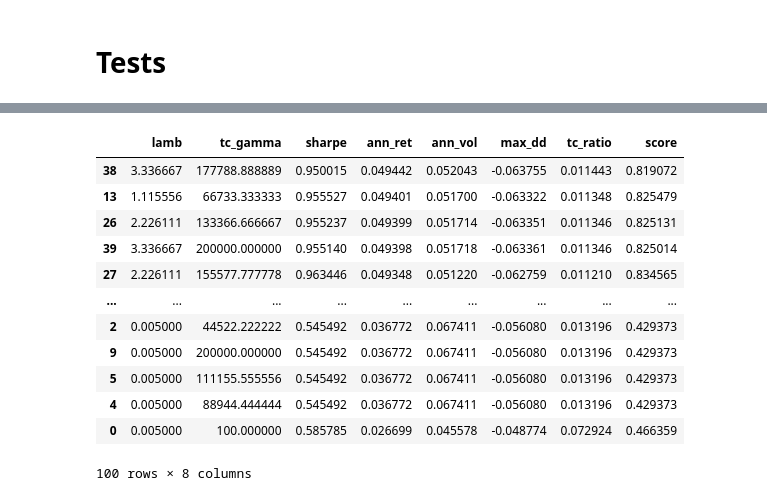
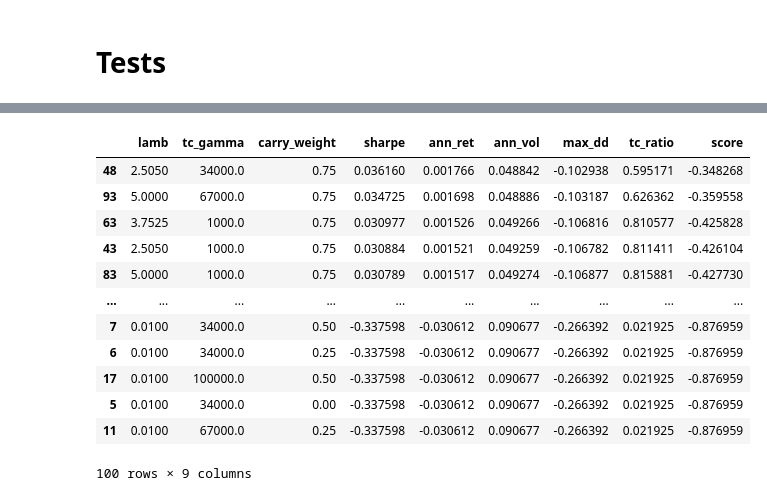
Before and after one commit to pradosth0/Markowitz_based_portfolio_allocation, a Jupyter notebook: pf_V2.ipynb, the cells around one changed output, grey strips where cells are left out. Saved outputs shown, nothing was run; the diff lists cells and outputs as text; code cells hidden in the pictures.

```diff
--- a/pf_V2.ipynb
+++ b/pf_V2.ipynb
@@ -1357,10 +1337,10 @@ class Portfolio:
 # %%
-date = "2021-01-01"
+date = "2024-01-01"
 
 
-pf = Portfolio(long, date, benchmark="ew", long_only=True,lamb=1, tc_gamma=0.1 )
+pf = Portfolio(long, date, benchmark="ew", long_only=True,lamb=0.01, tc_gamma=1000 )
 #print(pf.returns)
-w = pf.process()
+w = pf.process(carry_weight=0.5)
 #print(pf.mean_returns)
 print(w)
 # %% [output]
@@ -1581,7 +1560,7 @@ class TimeSeriesPortfolio:
     # =========================================================================
     # generate_portfolios
     # =========================================================================
-    def generate_portfolios(self):
+    def generate_portfolios(self, carry_weight=0.5):
         if self.rebalance_dates is None or self.all_dates is None:
             self.generate_rebalance_dates()
 
@@ -1648,7 +1627,7 @@ class TimeSeriesPortfolio:
                     delta             = self.delta,
                     tc_gamma          = self.tc_gamma,
                 )
-                w_df          = pf.process()
+                w_df          = pf.process(carry_weight=carry_weight)
                 new_positions = pf.positions
                 rolls_done    = pf.rolls_done
 
@@ -1874,22 +1853,16 @@ end_date   = "2025-06-10"
 
 tspf = TimeSeriesPortfolio(
     data=long,
-    start_date="2023-01-01",
+    start_date="2021-01-01",
     end_date="2025-06-10",
     rebalance_freq="ME",
     dv01_ref=dv01_ref,
     long_only=True,
-    lamb=2, # 0.2
-    tc_gamma=15000 #12000 intensité des coûts dans l’optimisation
+    lamb=0.01, # 0.2
+    tc_gamma=1500 #12000 intensité des coûts dans l’optimisation
     #initial_weights= df_weights["weight"]
 )
 
-"""
-long_only=False,
-    lamb=0.01, # 0.45
-    span=60, # 15
-    tc_gamma=1200
-    """
 
 tspf.generate_portfolios()
 
@@ -2000,16 +1988,16 @@ print(df[["lamb", "tc_gamma", "score", "sharpe", "ann_ret", "ann_vol", "max_dd",
 # %%
-df.sort_values("ann_ret", ascending=False)
+df.sort_values("sharpe", ascending=False)
 # %% [output]
-|  | lamb | tc_gamma | sharpe | ann_ret | ann_vol | max_dd | tc_ratio | score |
-| 38 | 3.336667 | 177788.888889 | 0.950015 | 0.049442 | 0.052043 | -0.063755 | 0.011443 | 0.819072 |
-| 13 | 1.115556 | 66733.333333 | 0.955527 | 0.049401 | 0.051700 | -0.063322 | 0.011348 | 0.825479 |
-| 26 | 2.226111 | 133366.666667 | 0.955237 | 0.049399 | 0.051714 | -0.063351 | 0.011346 | 0.825131 |
-| 39 | 3.336667 | 200000.000000 | 0.955140 | 0.049398 | 0.051718 | -0.063361 | 0.011346 | 0.825014 |
-| 27 | 2.226111 | 155577.777778 | 0.963446 | 0.049348 | 0.051220 | -0.062759 | 0.011210 | 0.834565 |
-| ... | ... | ... | ... | ... | ... | ... | ... | ... |
-| 2 | 0.005000 | 44522.222222 | 0.545492 | 0.036772 | 0.067411 | -0.056080 | 0.013196 | 0.429373 |
-| 9 | 0.005000 | 200000.000000 | 0.545492 | 0.036772 | 0.067411 | -0.056080 | 0.013196 | 0.429373 |
-| 5 | 0.005000 | 111155.555556 | 0.545492 | 0.036772 | 0.067411 | -0.056080 | 0.013196 | 0.429373 |
-| 4 | 0.005000 | 88944.444444 | 0.545492 | 0.036772 | 0.067411 | -0.056080 | 0.013196 | 0.429373 |
-| 0 | 0.005000 | 100.000000 | 0.585785 | 0.026699 | 0.045578 | -0.048774 | 0.072924 | 0.466359 |
+|  | lamb | tc_gamma | carry_weight | sharpe | ann_ret | ann_vol | max_dd | tc_ratio | score |
+| 48 | 2.5050 | 34000.0 | 0.75 | 0.036160 | 0.001766 | 0.048842 | -0.102938 | 0.595171 | -0.348268 |
+| 93 | 5.0000 | 67000.0 | 0.75 | 0.034725 | 0.001698 | 0.048886 | -0.103187 | 0.626362 | -0.359558 |
+| 63 | 3.7525 | 1000.0 | 0.75 | 0.030977 | 0.001526 | 0.049266 | -0.106816 | 0.810577 | -0.425828 |
+| 43 | 2.5050 | 1000.0 | 0.75 | 0.030884 | 0.001521 | 0.049259 | -0.106782 | 0.811411 | -0.426104 |
+| 83 | 5.0000 | 1000.0 | 0.75 | 0.030789 | 0.001517 | 0.049274 | -0.106877 | 0.815881 | -0.427730 |
+| ... | ... | ... | ... | ... | ... | ... | ... | ... | ... |
+| 7 | 0.0100 | 34000.0 | 0.50 | -0.337598 | -0.030612 | 0.090677 | -0.266392 | 0.021925 | -0.876959 |
+| 6 | 0.0100 | 34000.0 | 0.25 | -0.337598 | -0.030612 | 0.090677 | -0.266392 | 0.021925 | -0.876959 |
+| 17 | 0.0100 | 100000.0 | 0.50 | -0.337598 | -0.030612 | 0.090677 | -0.266392 | 0.021925 | -0.876959 |
+| 5 | 0.0100 | 34000.0 | 0.00 | -0.337598 | -0.030612 | 0.090677 | -0.266392 | 0.021925 | -0.876959 |
+| 11 | 0.0100 | 67000.0 | 0.25 | -0.337598 | -0.030612 | 0.090677 | -0.266392 | 0.021925 | -0.876959 |
-100 rows × 8 columns
+100 rows × 9 columns
```
Also changed, not shown: parts of 5 cells of this notebook.
